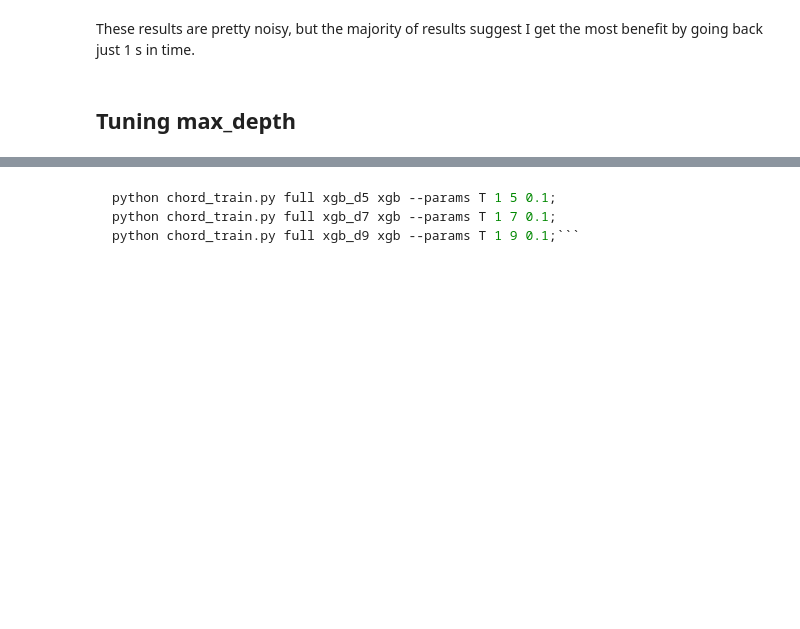
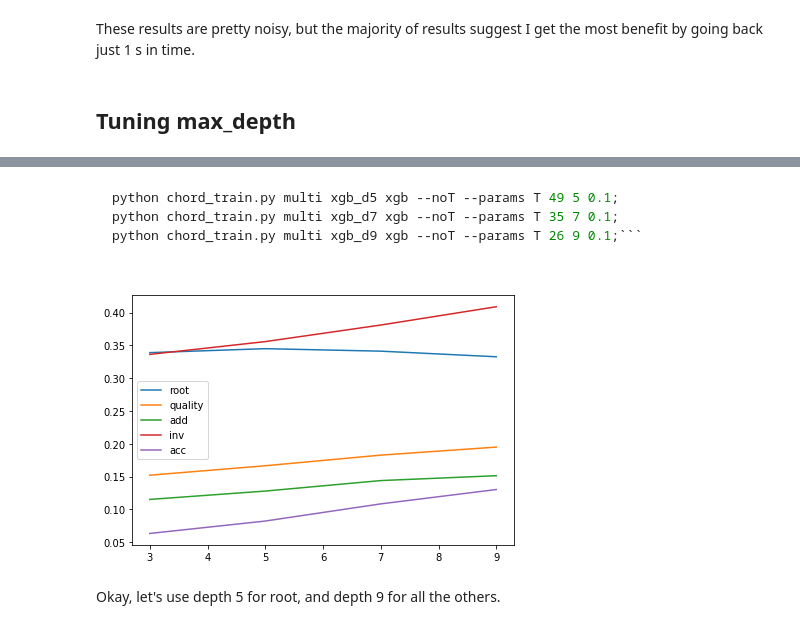
Before and after one commit to tristanlmiller/auto-guitar-tabs, a Jupyter notebook: Model tuning.ipynb, the cells around one changed output, grey strips where cells are left out. Saved outputs shown, nothing was run; the diff lists cells and outputs as text; code cells hidden in the pictures; blank space fills up the shorter version.

````diff
--- a/Model tuning.ipynb
+++ b/Model tuning.ipynb
@@ -184,5 +203,24 @@ np.save(f'Data/processed/multi_lstest.npy',standard_labels_test)
 # %% [markdown]
-```python chord_train.py full xgb_d3 xgb --params T 1 3 0.1;
-python chord_train.py full xgb_d5 xgb --params T 1 5 0.1;
-python chord_train.py full xgb_d7 xgb --params T 1 7 0.1;
-python chord_train.py full xgb_d9 xgb --params T 1 9 0.1;```
+```python chord_train.py multi xgb_d3 xgb --noT --params T 84 3 0.1;
+python chord_train.py multi xgb_d5 xgb --noT --params T 49 5 0.1;
+python chord_train.py multi xgb_d7 xgb --noT --params T 35 7 0.1;
+python chord_train.py multi xgb_d9 xgb --noT --params T 26 9 0.1;```
+# %%
+metrics = [pickle.load(open("Models/xgb_d3_metrics.pkl", 'rb'))]
+metrics.append(pickle.load(open("Models/xgb_d5_metrics.pkl", 'rb')))
+metrics.append(pickle.load(open("Models/xgb_d7_metrics.pkl", 'rb')))
+metrics.append(pickle.load(open("Models/xgb_d9_metrics.pkl", 'rb')))
+# %%
+max_depth = [3,5,7,9]
+plt.plot(max_depth, [m['root_macro_valid'] for m in metrics]);
+plt.plot(max_depth, [m['quality_macro_valid'] for m in metrics]);
+plt.plot(max_depth, [m['add_macro_valid'] for m in metrics]);
+plt.plot(max_depth, [m['inv_macro_valid'] for m in metrics]);
+plt.plot(max_depth, [m['total_acc_valid'] for m in metrics]);
+#plt.xscale('log')
+plt.legend(['root','quality','add','inv','acc'])
+plt.tight_layout()
+# %% [output]
+[figure, added]
+# %% [markdown]
+Okay, let's use depth 5 for root, and depth 9 for all the others.
````
Also changed, not shown: parts of 3 cells of this notebook, 1 other file.
